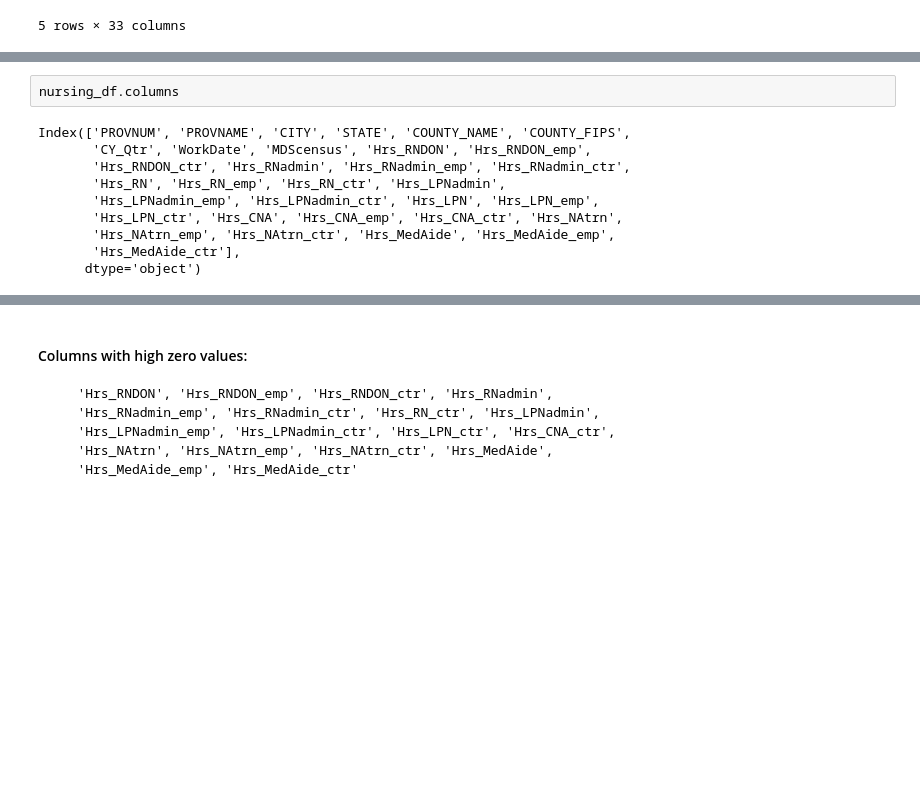
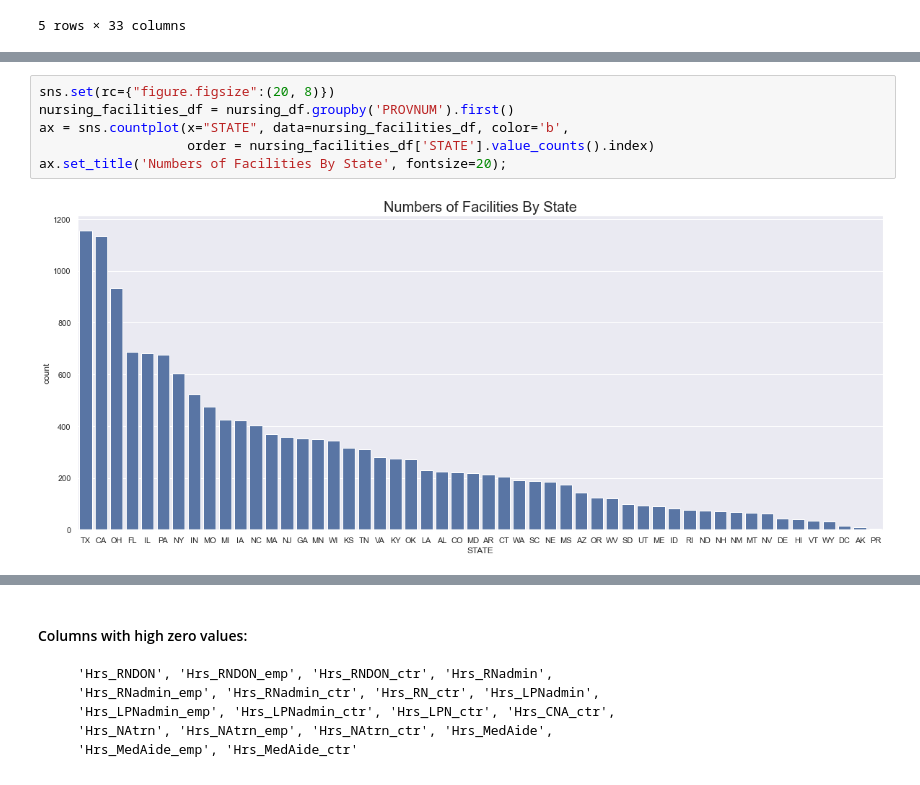
Before and after one commit to HUA1846/nursing_home_PBJ_analysis, a Jupyter notebook: ensign_services.ipynb, the cells around one changed output, grey strips where cells are left out. Drawn from its saved outputs; the diff is of its cells as text; blank space fills up the shorter version.

```diff
--- a/ensign_services.ipynb
+++ b/ensign_services.ipynb
@@ -74,12 +87,8 @@ nursing_df.head()
 # %%
-nursing_df.columns
+sns.set(rc={"figure.figsize":(20, 8)})
+nursing_facilities_df = nursing_df.groupby('PROVNUM').first()
+ax = sns.countplot(x="STATE", data=nursing_facilities_df, color='b',
+                   order = nursing_facilities_df['STATE'].value_counts().index)
+ax.set_title('Numbers of Facilities By State', fontsize=20);
 # %% [output]
-Index(['PROVNUM', 'PROVNAME', 'CITY', 'STATE', 'COUNTY_NAME', 'COUNTY_FIPS',
-       'CY_Qtr', 'WorkDate', 'MDScensus', 'Hrs_RNDON', 'Hrs_RNDON_emp',
-       'Hrs_RNDON_ctr', 'Hrs_RNadmin', 'Hrs_RNadmin_emp', 'Hrs_RNadmin_ctr',
-       'Hrs_RN', 'Hrs_RN_emp', 'Hrs_RN_ctr', 'Hrs_LPNadmin',
-       'Hrs_LPNadmin_emp', 'Hrs_LPNadmin_ctr', 'Hrs_LPN', 'Hrs_LPN_emp',
-       'Hrs_LPN_ctr', 'Hrs_CNA', 'Hrs_CNA_emp', 'Hrs_CNA_ctr', 'Hrs_NAtrn',
-       'Hrs_NAtrn_emp', 'Hrs_NAtrn_ctr', 'Hrs_MedAide', 'Hrs_MedAide_emp',
-       'Hrs_MedAide_ctr'],
-      dtype='object')
+[figure, added]
```
Also changed, not shown: parts of 64 cells of this notebook.
